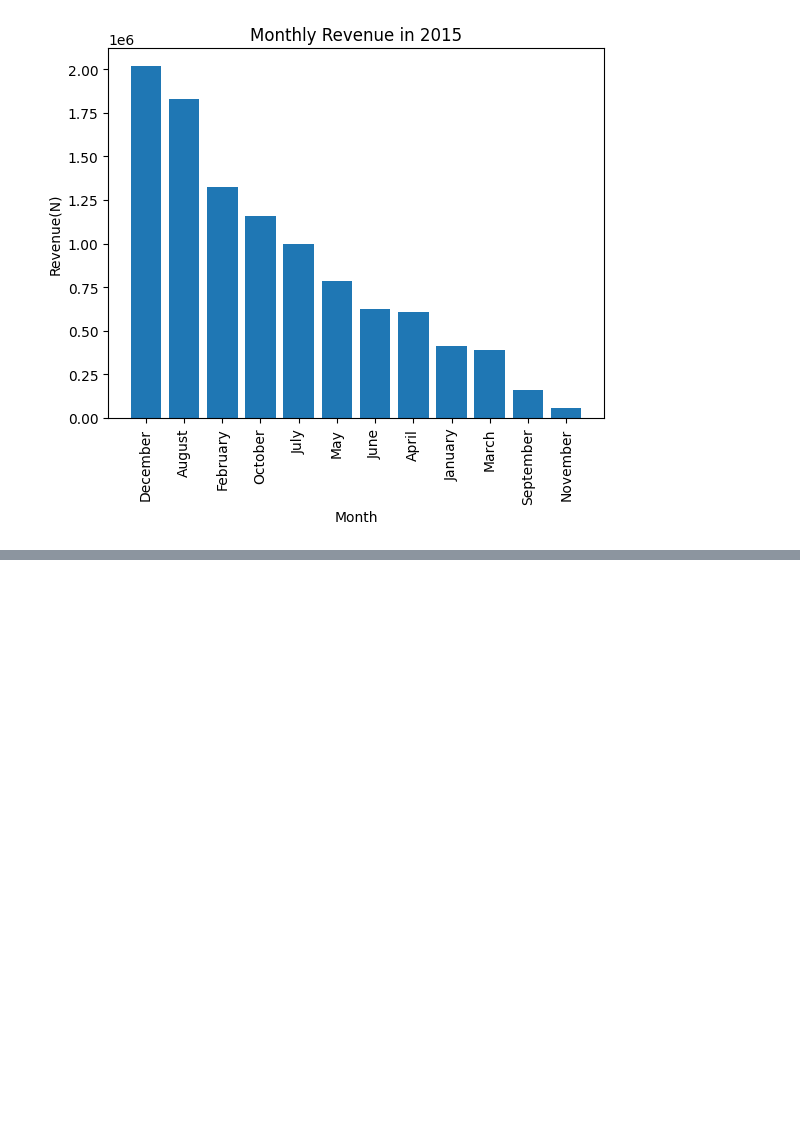
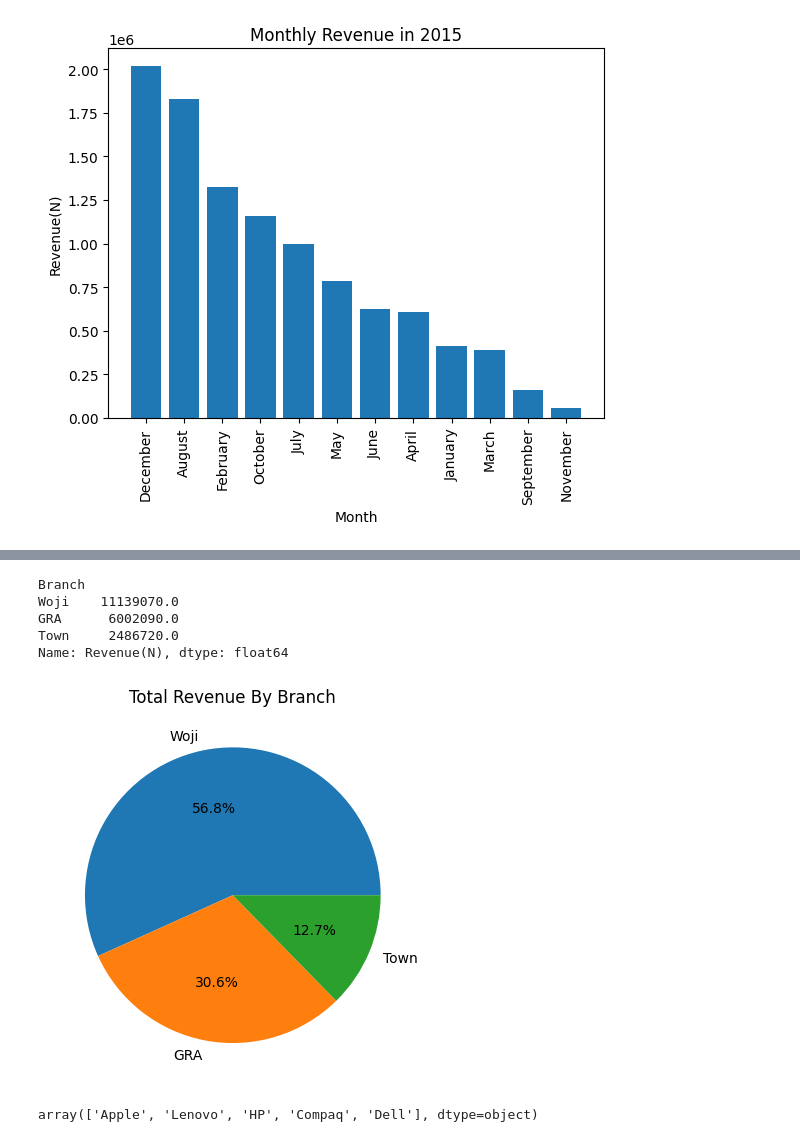
Before and after one commit to RoyalDhee/Data_Analysis, a Jupyter notebook: sales_analysis.ipynb, the cells around one changed output, grey strips where cells are left out. Drawn from its saved outputs; the diff is of its cells as text; code cells hidden in the pictures; blank space fills up the shorter version.

```diff
--- a/sales_analysis.ipynb
+++ b/sales_analysis.ipynb
@@ -258,0 +333,24 @@ plt.show()
+# %%
+# Total revenue by branch
+total_rev_by_branch = sales_data.groupby("Branch")["Revenue(N)"].sum().sort_values(ascending= False)
+total_rev_by_branch
+# %% [output]
+Branch
+Woji    11139070.0
+GRA      6002090.0
+Town     2486720.0
+Name: Revenue(N), dtype: float64
+# %%
+plt.pie(total_rev_by_branch.values, labels=total_rev_by_branch.index, autopct='%1.1f%%')
+# plt.xlabel("Branch")
+# plt.ylabel("Revenue(N)")
+plt.title("Total Revenue By Branch")
+plt.show()
+# %% [output]
+[figure, added]
+# %%
+# Total revenue by products
+# Checking for available products first
+sales_data["Products"].unique()
+# %% [output]
+array(['Apple', 'Lenovo', 'HP', 'Compaq', 'Dell'], dtype=object)
```
Also changed, not shown: parts of 17 cells of this notebook.
